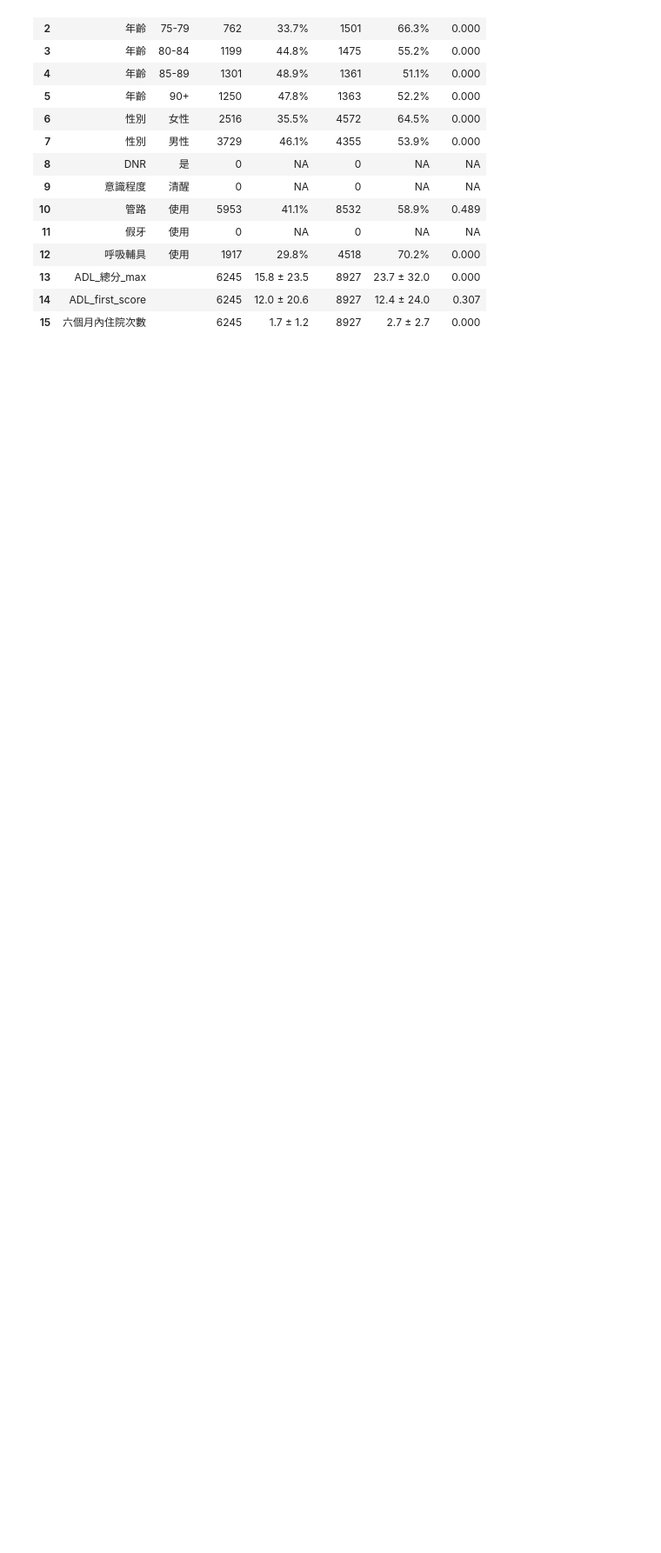
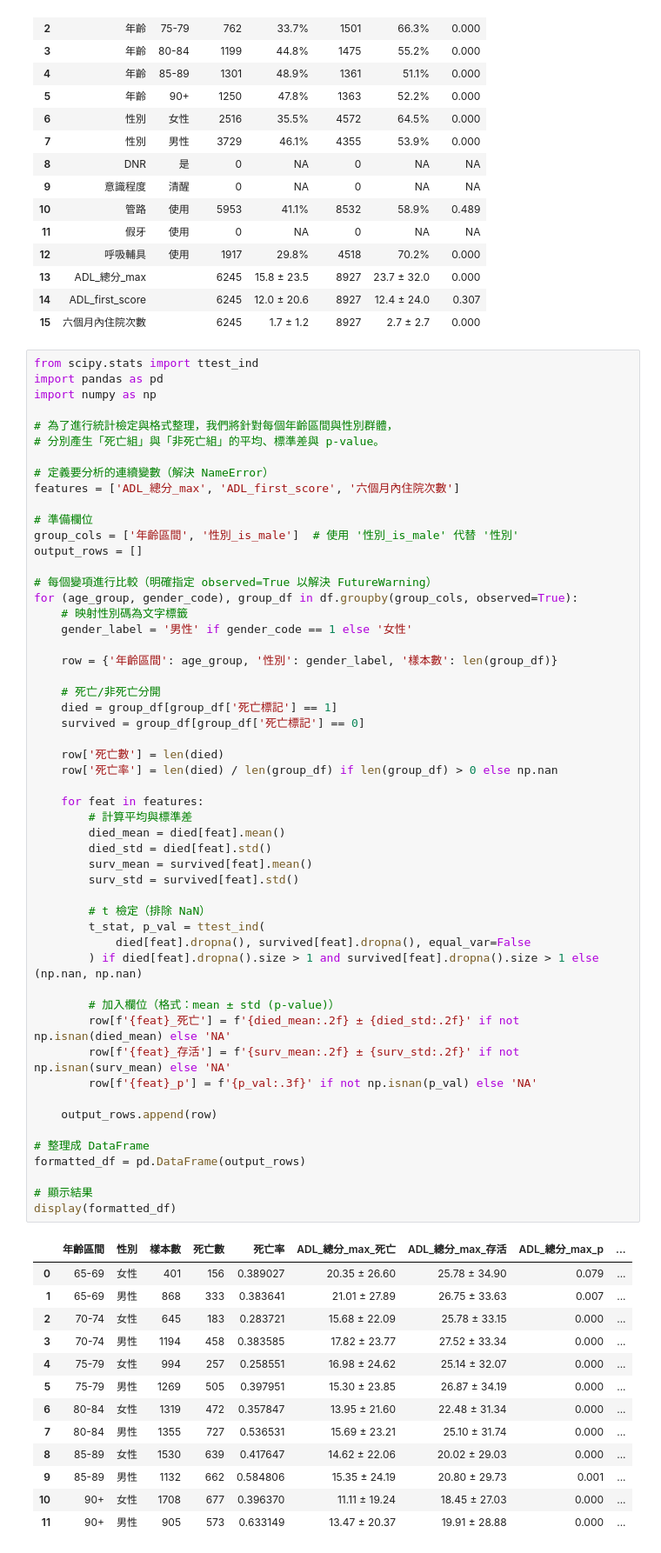
Before and after one commit to peculab/AI4JUBO, a Jupyter notebook: JuboDeath_V5_SMD.ipynb, the cells around one changed output. Shown: that part at 87% size. Cells and saved outputs as stored; diff of their text form; blank space fills up the shorter version.

```diff
--- a/JuboDeath_V5_SMD.ipynb
+++ b/JuboDeath_V5_SMD.ipynb
@@ -422,3 +422,70 @@ long_summary_df
 | 13 | ADL_總分_max |  | 6245 | 15.8 ± 23.5 | 8927 | 23.7 ± 32.0 | 0.000 |
 | 14 | ADL_first_score |  | 6245 | 12.0 ± 20.6 | 8927 | 12.4 ± 24.0 | 0.307 |
 | 15 | 六個月內住院次數 |  | 6245 | 1.7 ± 1.2 | 8927 | 2.7 ± 2.7 | 0.000 |
+# %%
+from scipy.stats import ttest_ind
+import pandas as pd
+import numpy as np
+
+# 為了進行統計檢定與格式整理，我們將針對每個年齡區間與性別群體，
+# 分別產生「死亡組」與「非死亡組」的平均、標準差與 p-value。
+
+# 定義要分析的連續變數（解決 NameError）
+features = ['ADL_總分_max', 'ADL_first_score', '六個月內住院次數']
+
+# 準備欄位
+group_cols = ['年齡區間', '性別_is_male']  # 使用 '性別_is_male' 代替 '性別'
+output_rows = []
+
+# 每個變項進行比較（明確指定 observed=True 以解決 FutureWarning）
+for (age_group, gender_code), group_df in df.groupby(group_cols, observed=True):
+    # 映射性別碼為文字標籤
+    gender_label = '男性' if gender_code == 1 else '女性'
+
+    row = {'年齡區間': age_group, '性別': gender_label, '樣本數': len(group_df)}
+
+    # 死亡/非死亡分開
+    died = group_df[group_df['死亡標記'] == 1]
+    survived = group_df[group_df['死亡標記'] == 0]
+
+    row['死亡數'] = len(died)
+    row['死亡率'] = len(died) / len(group_df) if len(group_df) > 0 else np.nan
+
+    for feat in features:
+        # 計算平均與標準差
+        died_mean = died[feat].mean()
+        died_std = died[feat].std()
+        surv_mean = survived[feat].mean()
+        surv_std = survived[feat].std()
+
+        # t 檢定（排除 NaN）
+        t_stat, p_val = ttest_ind(
+            died[feat].dropna(), survived[feat].dropna(), equal_var=False
+        ) if died[feat].dropna().size > 1 and survived[feat].dropna().size > 1 else (np.nan, np.nan)
+
+        # 加入欄位（格式：mean ± std (p-value)）
+        row[f'{feat}_死亡'] = f'{died_mean:.2f} ± {died_std:.2f}' if not np.isnan(died_mean) else 'NA'
+        row[f'{feat}_存活'] = f'{surv_mean:.2f} ± {surv_std:.2f}' if not np.isnan(surv_mean) else 'NA'
+        row[f'{feat}_p'] = f'{p_val:.3f}' if not np.isnan(p_val) else 'NA'
+
+    output_rows.append(row)
+
+# 整理成 DataFrame
+formatted_df = pd.DataFrame(output_rows)
+
+# 顯示結果
+display(formatted_df)
+# %% [output]
+|  | 年齡區間 | 性別 | 樣本數 | 死亡數 | 死亡率 | ADL_總分_max_死亡 | ADL_總分_max_存活 | ADL_總分_max_p | ... |
+| 0 | 65-69 | 女性 | 401 | 156 | 0.389027 | 20.35 ± 26.60 | 25.78 ± 34.90 | 0.079 | ... |
+| 1 | 65-69 | 男性 | 868 | 333 | 0.383641 | 21.01 ± 27.89 | 26.75 ± 33.63 | 0.007 | ... |
+| 2 | 70-74 | 女性 | 645 | 183 | 0.283721 | 15.68 ± 22.09 | 25.78 ± 33.15 | 0.000 | ... |
+| 3 | 70-74 | 男性 | 1194 | 458 | 0.383585 | 17.82 ± 23.77 | 27.52 ± 33.34 | 0.000 | ... |
+| 4 | 75-79 | 女性 | 994 | 257 | 0.258551 | 16.98 ± 24.62 | 25.14 ± 32.07 | 0.000 | ... |
+| 5 | 75-79 | 男性 | 1269 | 505 | 0.397951 | 15.30 ± 23.85 | 26.87 ± 34.19 | 0.000 | ... |
+| 6 | 80-84 | 女性 | 1319 | 472 | 0.357847 | 13.95 ± 21.60 | 22.48 ± 31.34 | 0.000 | ... |
+| 7 | 80-84 | 男性 | 1355 | 727 | 0.536531 | 15.69 ± 23.21 | 25.10 ± 31.74 | 0.000 | ... |
+| 8 | 85-89 | 女性 | 1530 | 639 | 0.417647 | 14.62 ± 22.06 | 20.02 ± 29.03 | 0.000 | ... |
+| 9 | 85-89 | 男性 | 1132 | 662 | 0.584806 | 15.35 ± 24.19 | 20.80 ± 29.73 | 0.001 | ... |
+| 10 | 90+ | 女性 | 1708 | 677 | 0.396370 | 11.11 ± 19.24 | 18.45 ± 27.03 | 0.000 | ... |
+| 11 | 90+ | 男性 | 905 | 573 | 0.633149 | 13.47 ± 20.37 | 19.91 ± 28.88 | 0.000 | ... |
```
Also changed, not shown: parts of 4 cells of this notebook.
